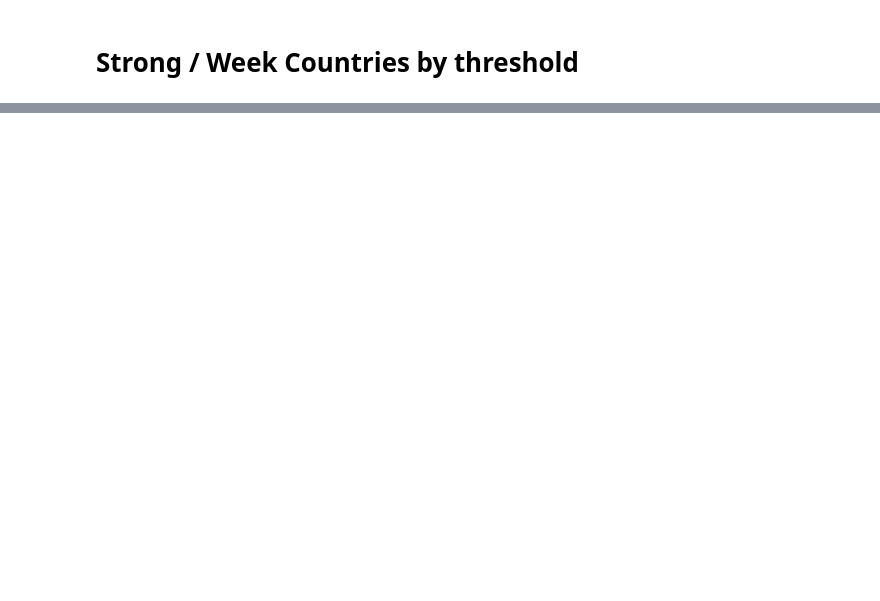
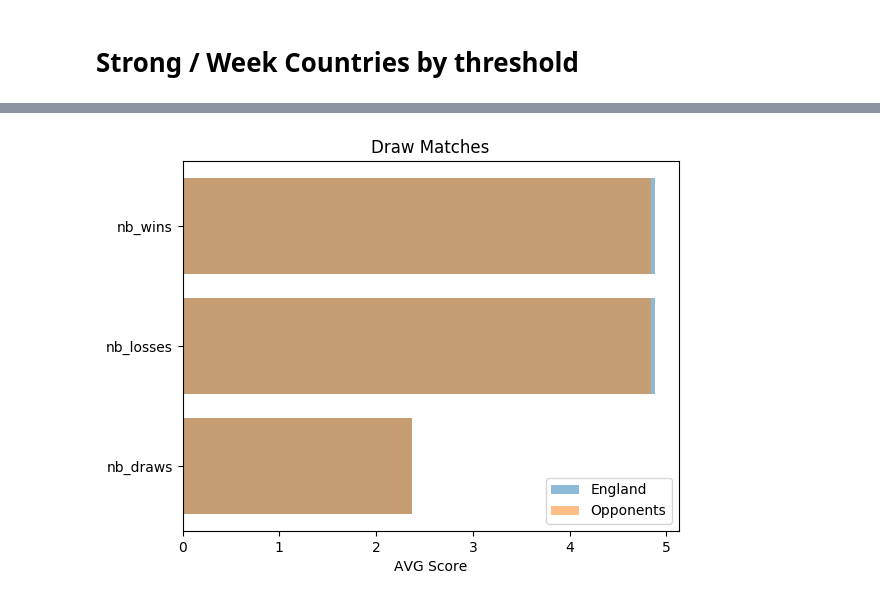
Before and after one commit to Milad-abbaszadeh/DataScienceProject, a Jupyter notebook: Milad_code/Plot.ipynb, the cells around one changed output, grey strips where cells are left out. Drawn from its saved outputs; the diff is of its cells as text; code cells hidden in the pictures; blank space fills up the shorter version.

```diff
--- a/Milad_code/Plot.ipynb
+++ b/Milad_code/Plot.ipynb
@@ -157,0 +250,5 @@ strong_df.head()
+# %%
+df_compare.to_csv("./temp.csv")
+df_compare = pd.read_csv("./temp.csv")
+
+df_compare = df_compare[df_compare['date_minus_1year'].notnull()]
@@ -157,0 +307,24 @@ strong_df.head()
+# %%
+nb_draws1_mean = np.mean(nb_draws1)
+nb_draws2_mean = np.mean(nb_draws2)
+
+nb_losses1_mean =np.mean(nb_losses1)
+nb_losses2_mean =np.mean(nb_losses2)
+
+nb_wins1_mean = np.mean(nb_wins1)
+nb_wins2_mean = np.mean(nb_wins2)
+# %%
+objects = ['nb_draws','nb_losses','nb_wins']
+y_pos = np.arange(len(objects))
+performance = [nb_draws1_mean, nb_losses1_mean, nb_wins1_mean]
+performance1 =[nb_draws2_mean, nb_losses2_mean, nb_wins2_mean]
+
+plt.barh(y_pos, performance, align='center', alpha=0.5)
+plt.barh(y_pos, performance1,align='center', alpha=0.5)
+plt.yticks(y_pos, objects)
+plt.xlabel('AVG Score')
+plt.title('Draw Matches')
+plt.legend(['England','Opponents'])
+plt.show()
+# %% [output]
+[figure, added]
```
Also changed, not shown: parts of 19 cells of this notebook, 3 other files.
